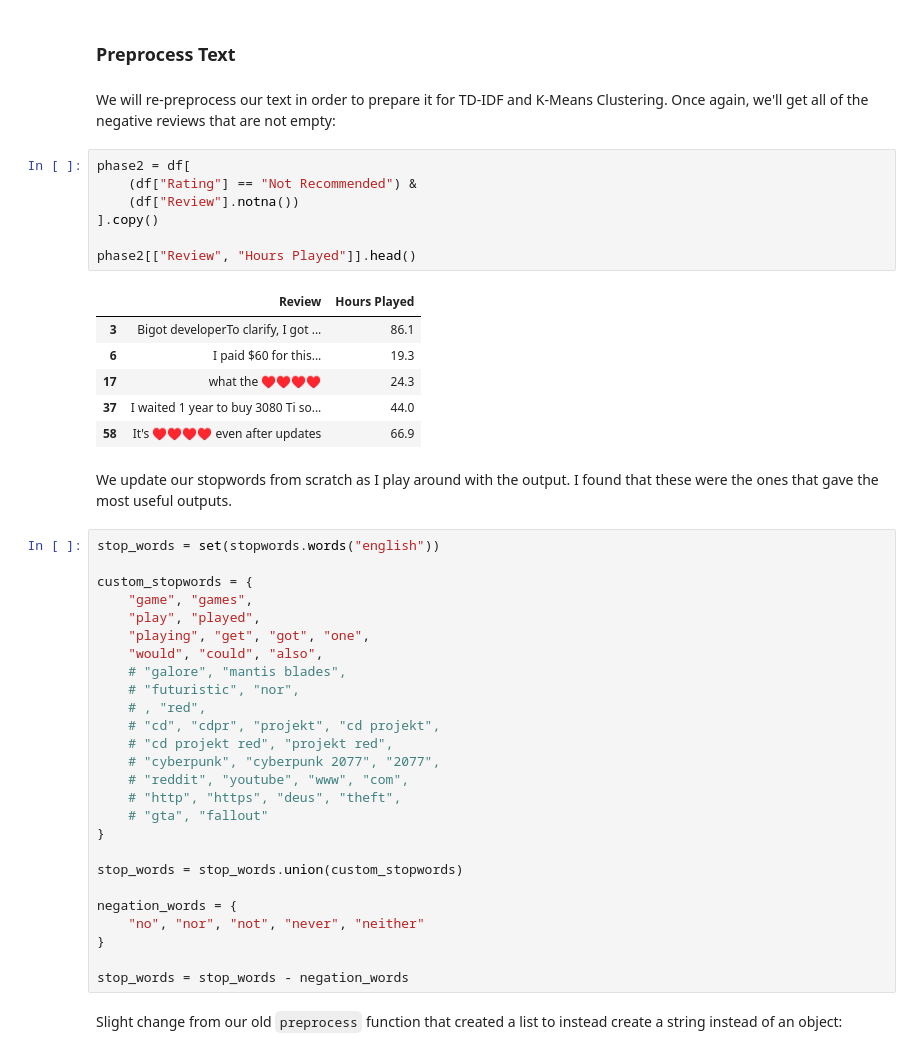
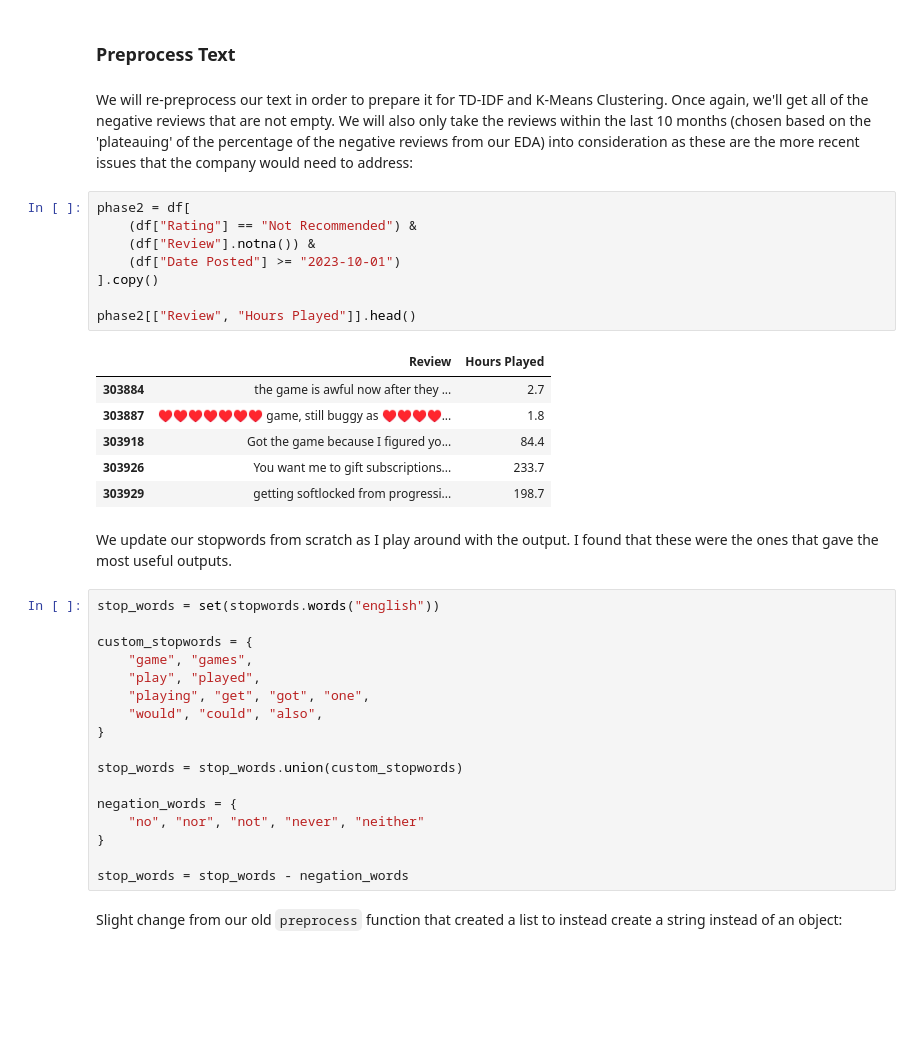
Before and after one commit to jjrbf/IAT461-Assignment4, a Jupyter notebook: iat461_a4_johannferrera_301601581.ipynb, the cells around one changed output. Cells and saved outputs as stored; diff of their text form; blank space fills up the shorter version.

```diff
--- a/iat461_a4_johannferrera_301601581.ipynb
+++ b/iat461_a4_johannferrera_301601581.ipynb
@@ -982,21 +990,22 @@ We will be continuing onto Phase 2 with the intent of using TD-IDF and K-Means C
 # %% [markdown]
 ### Preprocess Text
 # %% [markdown]
-We will re-preprocess our text in order to prepare it for TD-IDF and K-Means Clustering. Once again, we'll get all of the negative reviews that are not empty:
+We will re-preprocess our text in order to prepare it for TD-IDF and K-Means Clustering. Once again, we'll get all of the negative reviews that are not empty. We will also only take the reviews within the last 10 months (chosen based on the 'plateauing' of the percentage of the negative reviews from our EDA) into consideration as these are the more recent issues that the company would need to address:
 # %%
 phase2 = df[
     (df["Rating"] == "Not Recommended") &
-    (df["Review"].notna())
+    (df["Review"].notna()) &
+    (df["Date Posted"] >= "2023-10-01")
 ].copy()
 
 phase2[["Review", "Hours Played"]].head()
 # %% [output]
 |  | Review | Hours Played |
-| 3 | Bigot developerTo clarify, I got ... | 86.1 |
-| 6 | I paid $60 for this... | 19.3 |
-| 17 | what the ♥♥♥♥ | 24.3 |
-| 37 | I waited 1 year to buy 3080 Ti so... | 44.0 |
-| 58 | It's ♥♥♥♥ even after updates | 66.9 |
+| 303884 | the game is awful now after they ... | 2.7 |
+| 303887 | ♥♥♥♥♥♥♥ game, still buggy as ♥♥♥♥... | 1.8 |
+| 303918 | Got the game because I figured yo... | 84.4 |
+| 303926 | You want me to gift subscriptions... | 233.7 |
+| 303929 | getting softlocked from progressi... | 198.7 |
 # %% [markdown]
 We update our stopwords from scratch as I play around with the output. I found that these were the ones that gave the most useful outputs.
 # %%
@@ -1007,15 +1016,6 @@ custom_stopwords = {
     "play", "played",
     "playing", "get", "got", "one",
     "would", "could", "also",
-    # "galore", "mantis blades",
-    # "futuristic", "nor",
-    # , "red",
-    # "cd", "cdpr", "projekt", "cd projekt",
-    # "cd projekt red", "projekt red",
-    # "cyberpunk", "cyberpunk 2077", "2077",
-    # "reddit", "youtube", "www", "com",
-    # "http", "https", "deus", "theft",
-    # "gta", "fallout"
 }
 
 stop_words = stop_words.union(custom_stopwords)
```
Also changed, not shown: parts of 103 cells of this notebook.
